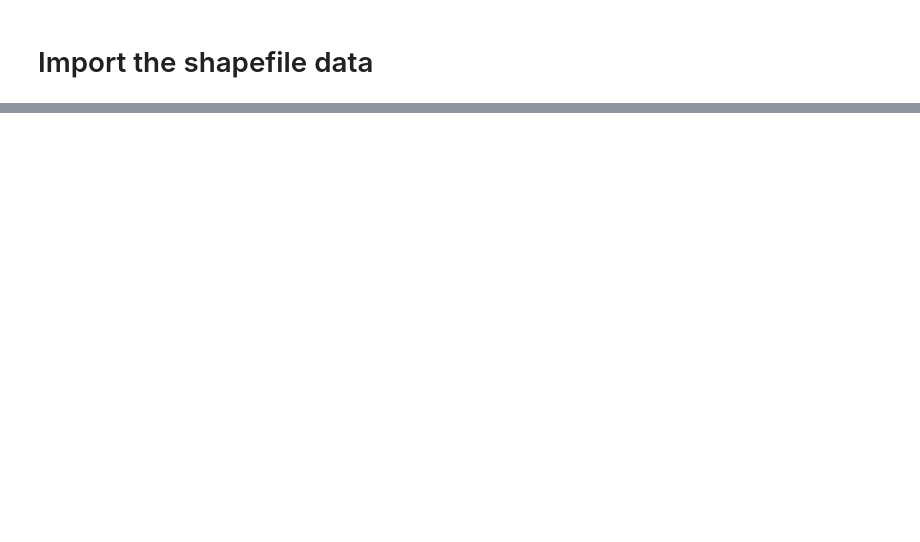
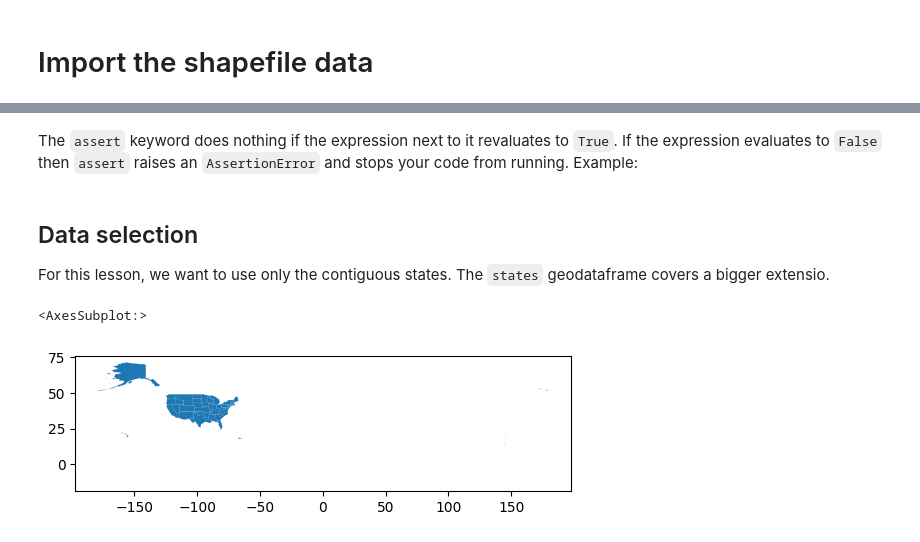
Before and after one commit to bgrazda/eds220-2024-in-class, a Jupyter notebook: week5-csv-to-geodf.ipynb, the cells around one changed output, grey strips where cells are left out. Drawn from its saved outputs; the diff is of its cells as text; code cells hidden in the pictures; blank space fills up the shorter version.

Commit message:
Week 5 lesson

```diff
--- a/week5-csv-to-geodf.ipynb
+++ b/week5-csv-to-geodf.ipynb
@@ -67,0 +136,6 @@ states.head(3)
+# %%
+code_cols = ['region', 'division', 'statefp']
+
+# Check whether codes columns are strings
+for column in code_cols:
+    print(f"{column} is string dtype? {is_string_dtype(states[column])}")
@@ -67,0 +155,9 @@ states.head(3)
+# %%
+# Update code columns into integers
+for columnin in code_cols:
+    states[column] = states[column].astype('int')
+    assert is_numeric_dtype(states[column]) # Check conversion
+# %% [markdown]
+The `assert` keyword does nothing if the expression next to it revaluates to `True`.
+If the expression evaluates to `False` then `assert` raises an `AssertionError` and stops your code from running.
+Example:
@@ -67,0 +170,9 @@ states.head(3)
+# %% [markdown]
+## Data selection
+
+For this lesson, we want to use only the contiguous states. The `states` geodataframe covers a bigger extensio.
+# %%
+states.plot()
+# %% [output]
+<AxesSubplot:>
+[figure, added]
```
Also changed, not shown: parts of 31 cells of this notebook.
